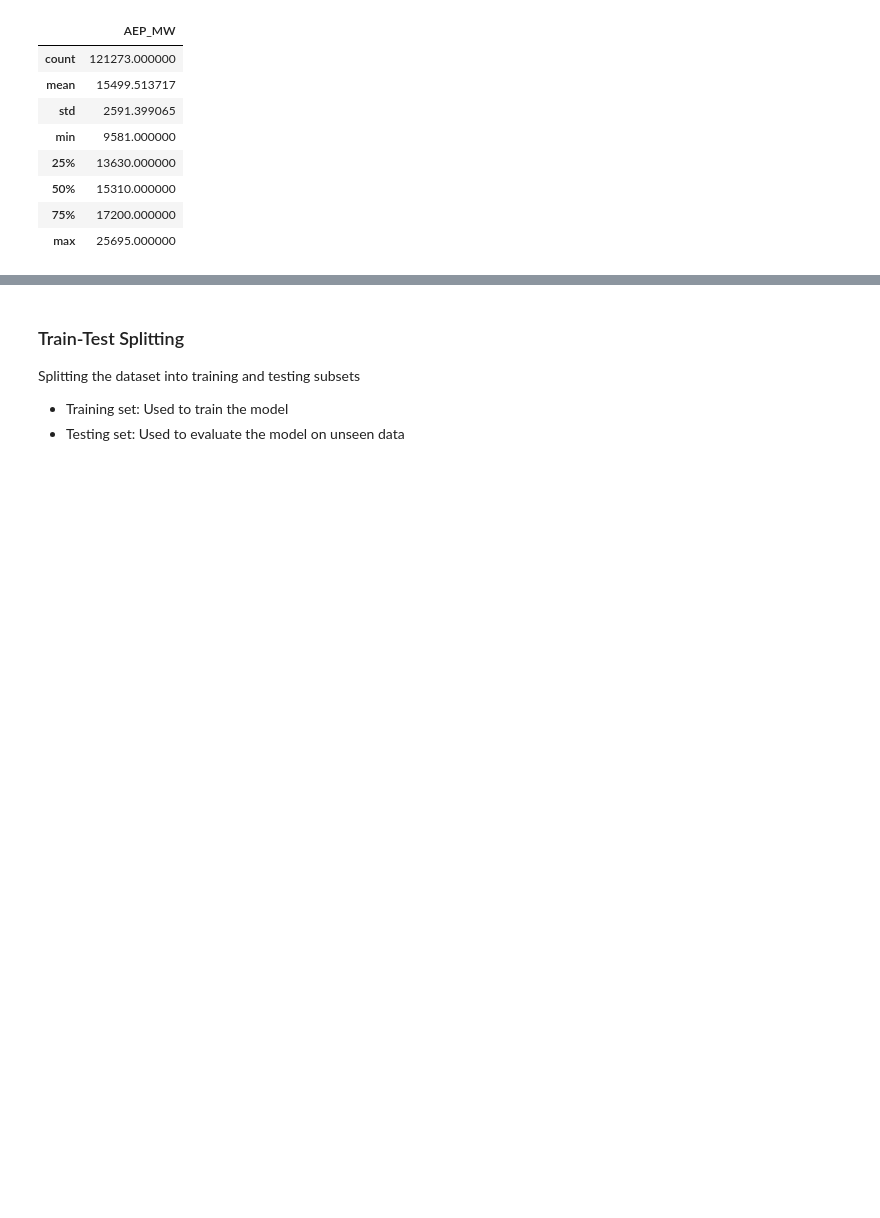
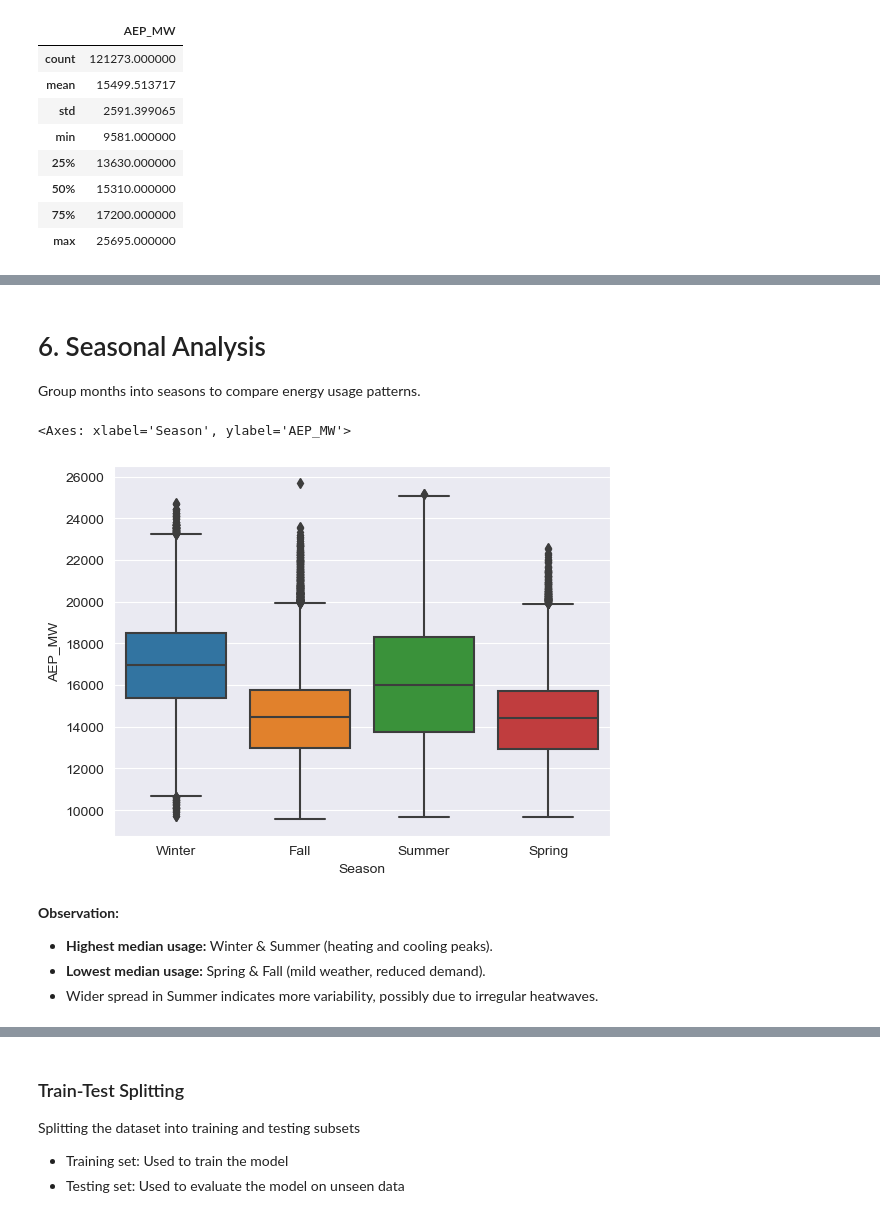
Before and after one commit to ahmadovalala/Hourly-Energy-Consumption, a Jupyter notebook: Energy_Consumption.ipynb, the cells around one changed output, grey strips where cells are left out. Drawn from its saved outputs; the diff is of its cells as text; code cells hidden in the pictures; blank space fills up the shorter version.

```diff
--- a/Energy_Consumption.ipynb
+++ b/Energy_Consumption.ipynb
@@ -92,0 +222,20 @@ Name: Date, Length: 121273, dtype: datetime64[ns]
+# %% [markdown]
+# 6. Seasonal Analysis
+Group months into seasons to compare energy usage patterns.
+# %%
+df['Season'] = df['Month'].map({
+    12: 'Winter', 1: 'Winter', 2: 'Winter',
+    3: 'Spring', 4: 'Spring', 5: 'Spring',
+    6: 'Summer', 7: 'Summer', 8: 'Summer',
+    9: 'Fall', 10: 'Fall', 11: 'Fall'
+})
+
+sns.boxplot(x='Season', y='AEP_MW', data=df)
+# %% [output]
+<Axes: xlabel='Season', ylabel='AEP_MW'>
+[figure, added]
+# %% [markdown]
+**Observation:**
+- **Highest median usage:** Winter & Summer (heating and cooling peaks).
+- **Lowest median usage:** Spring & Fall (mild weather, reduced demand).
+- Wider spread in Summer indicates more variability, possibly due to irregular heatwaves.
```
Also changed, not shown: parts of 44 cells of this notebook, 6 other files.
